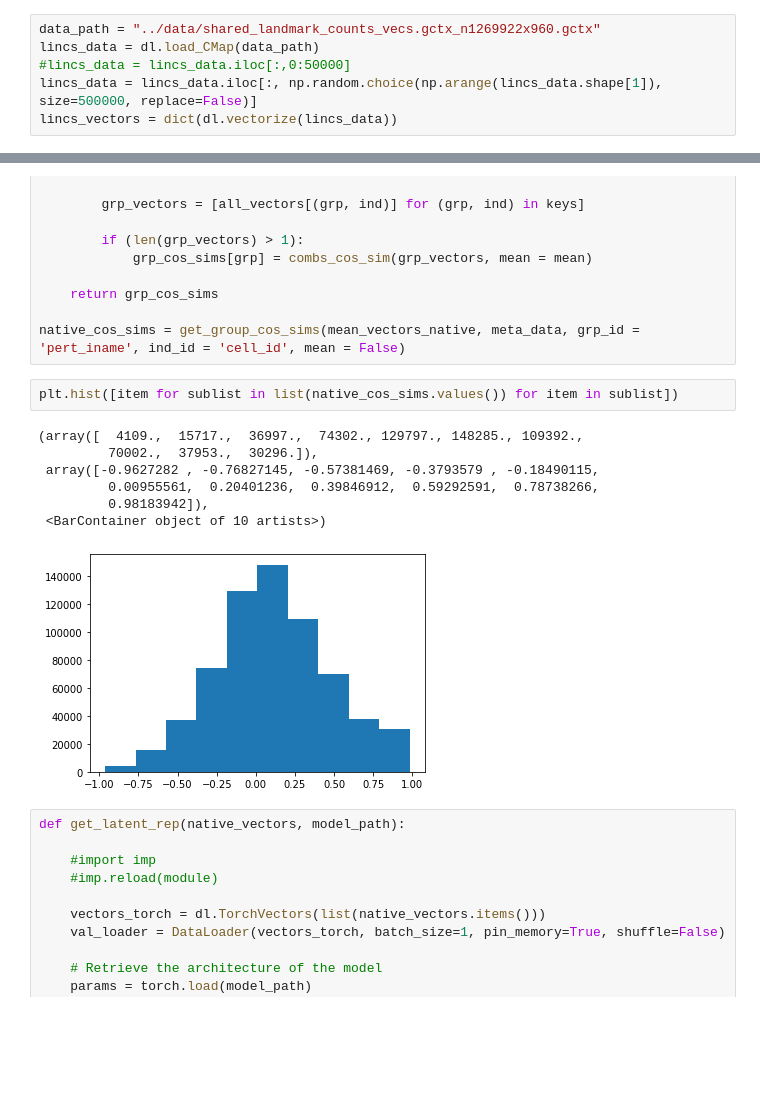
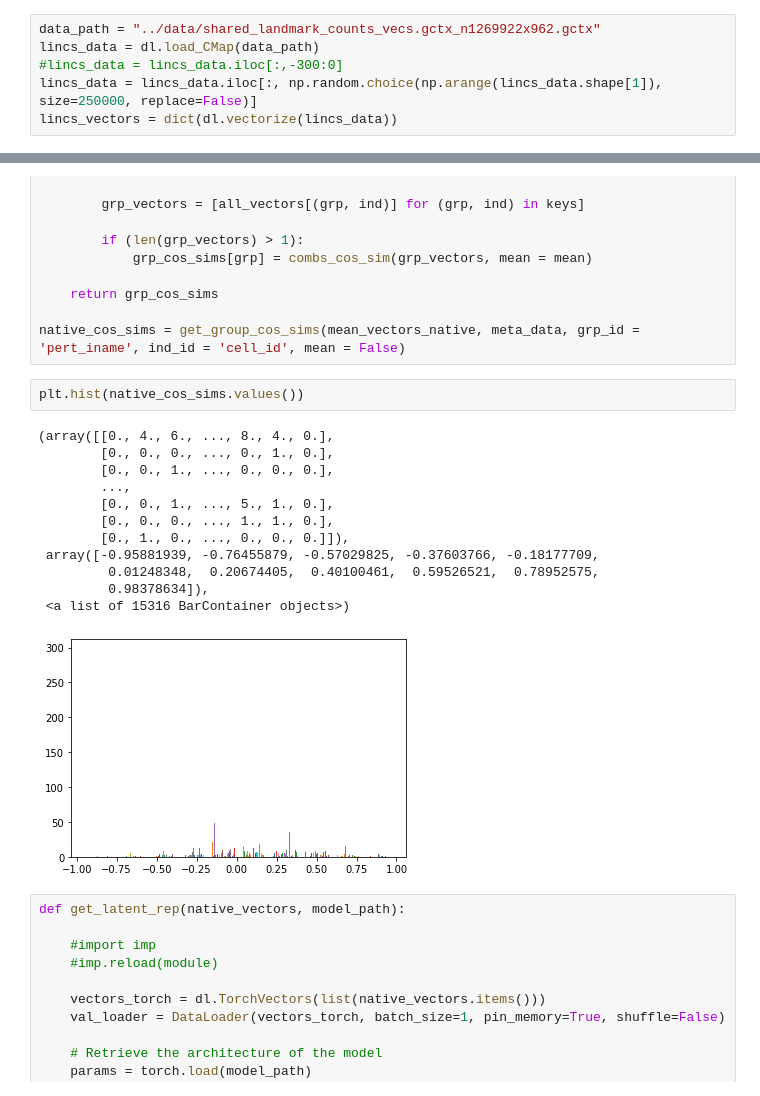
Before and after one commit to aaron-troy/HFpEF_drug_repurposing, a Jupyter notebook: code_results_evaluation/alignment_assessment_counts.ipynb, the cells around one changed output, grey strips where cells are left out. Drawn from its saved outputs; the diff is of its cells as text; blank space fills up the shorter version.

```diff
--- a/code_results_evaluation/alignment_assessment_counts.ipynb
+++ b/code_results_evaluation/alignment_assessment_counts.ipynb
@@ -49,10 +49,10 @@ def combs_cos_sim(arr, mean = True):
 # %% [markdown]
 #### Read in both the data and meta data for LINCS level 2
 # %%
-data_path = "../data/shared_landmark_counts_vecs.gctx_n1269922x960.gctx"
+data_path = "../data/shared_landmark_counts_vecs.gctx_n1269922x962.gctx"
 lincs_data = dl.load_CMap(data_path)
-#lincs_data = lincs_data.iloc[:,0:50000]
-lincs_data = lincs_data.iloc[:, np.random.choice(np.arange(lincs_data.shape[1]), size=500000, replace=False)]
+#lincs_data = lincs_data.iloc[:,-300:0]
+lincs_data = lincs_data.iloc[:, np.random.choice(np.arange(lincs_data.shape[1]), size=250000, replace=False)]
 lincs_vectors = dict(dl.vectorize(lincs_data))
 # %%
 meta_data_path  = "../meta_data/GSE92742_Broad_LINCS_inst_info.txt"
@@ -180,15 +184,20 @@ def get_group_cos_sims(all_vectors, meta_df, grp_id = 'pert_iname', ind_id = 'ce
 
 native_cos_sims = get_group_cos_sims(mean_vectors_native, meta_data, grp_id = 'pert_iname', ind_id = 'cell_id', mean = False)
 # %%
-plt.hist([item for sublist in list(native_cos_sims.values()) for item in sublist])
+plt.hist(native_cos_sims.values())
 # %% [output]
-(array([  4109.,  15717.,  36997.,  74302., 129797., 148285., 109392.,
-         70002.,  37953.,  30296.]),
- array([-0.9627282 , -0.76827145, -0.57381469, -0.3793579 , -0.18490115,
-         0.00955561,  0.20401236,  0.39846912,  0.59292591,  0.78738266,
-         0.98183942]),
- <BarContainer object of 10 artists>)
+(array([[0., 4., 6., ..., 8., 4., 0.],
+        [0., 0., 0., ..., 0., 1., 0.],
+        [0., 0., 1., ..., 0., 0., 0.],
+        ...,
+        [0., 0., 1., ..., 5., 1., 0.],
+        [0., 0., 0., ..., 1., 1., 0.],
+        [0., 1., 0., ..., 0., 0., 0.]]),
+ array([-0.95881939, -0.76455879, -0.57029825, -0.37603766, -0.18177709,
+         0.01248348,  0.20674405,  0.40100461,  0.59526521,  0.78952575,
+         0.98378634]),
+ <a list of 15316 BarContainer objects>)
-[figure, old version]
+[figure, new version]
 # %%
 def get_latent_rep(native_vectors, model_path):
 
```
Also changed, not shown: parts of 7 cells of this notebook, 5 other files.
